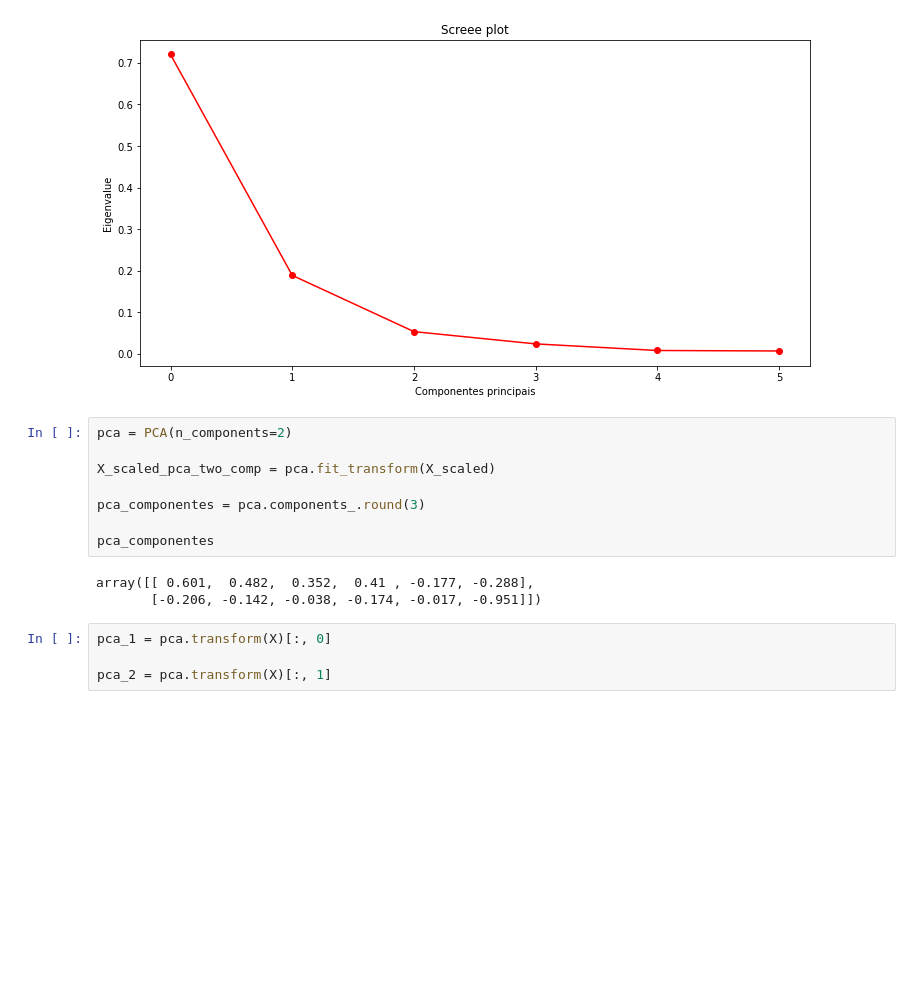
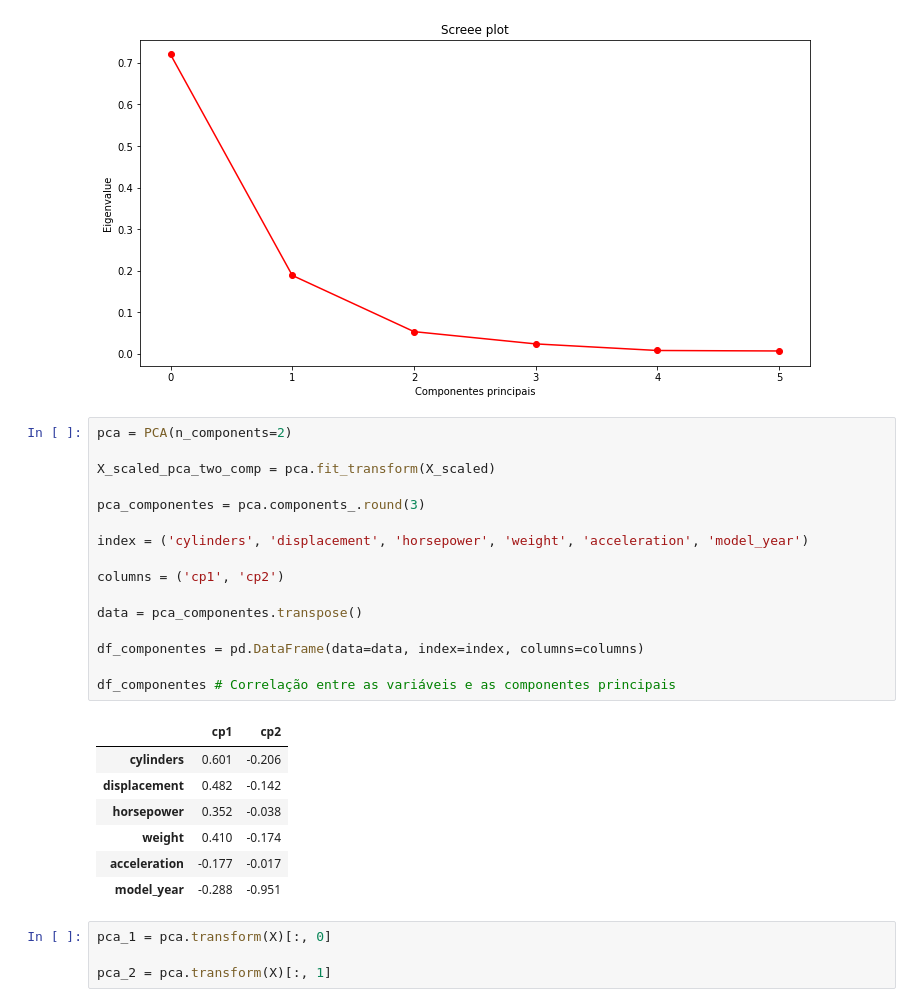
Before and after one commit to victorpecine/estudo_xgboost, a Jupyter notebook: mpg_xgboost.ipynb, the cells around one changed output. Cells and saved outputs as stored; diff of their text form; blank space fills up the shorter version.

```diff
--- a/mpg_xgboost.ipynb
+++ b/mpg_xgboost.ipynb
@@ -315,14 +212,27 @@ plt.show()
 # %%
 pca = PCA(n_components=2)
 
 X_scaled_pca_two_comp = pca.fit_transform(X_scaled)
 
 pca_componentes = pca.components_.round(3)
 
-pca_componentes
+index = ('cylinders', 'displacement', 'horsepower', 'weight', 'acceleration', 'model_year')
+
+columns = ('cp1', 'cp2')
+
+data = pca_componentes.transpose()
+
+df_componentes = pd.DataFrame(data=data, index=index, columns=columns)
+
+df_componentes # Correlação entre as variáveis e as componentes principais
 # %% [output]
-array([[ 0.601,  0.482,  0.352,  0.41 , -0.177, -0.288],
-       [-0.206, -0.142, -0.038, -0.174, -0.017, -0.951]])
+|  | cp1 | cp2 |
+| cylinders | 0.601 | -0.206 |
+| displacement | 0.482 | -0.142 |
+| horsepower | 0.352 | -0.038 |
+| weight | 0.410 | -0.174 |
+| acceleration | -0.177 | -0.017 |
+| model_year | -0.288 | -0.951 |
 # %%
 pca_1 = pca.transform(X)[:, 0]
 
```
Also changed, not shown: parts of 45 cells of this notebook.
